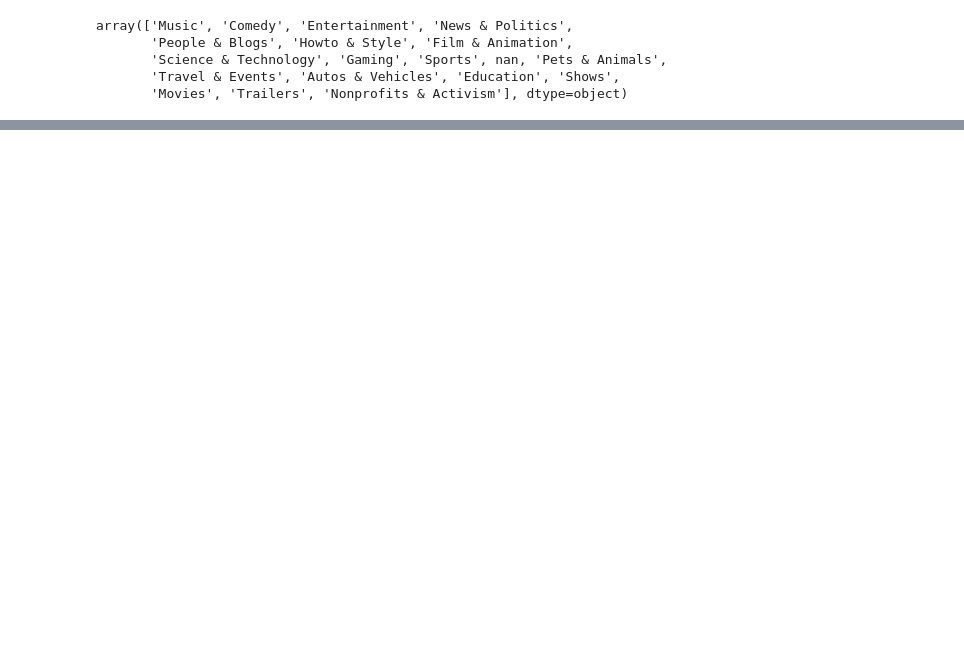
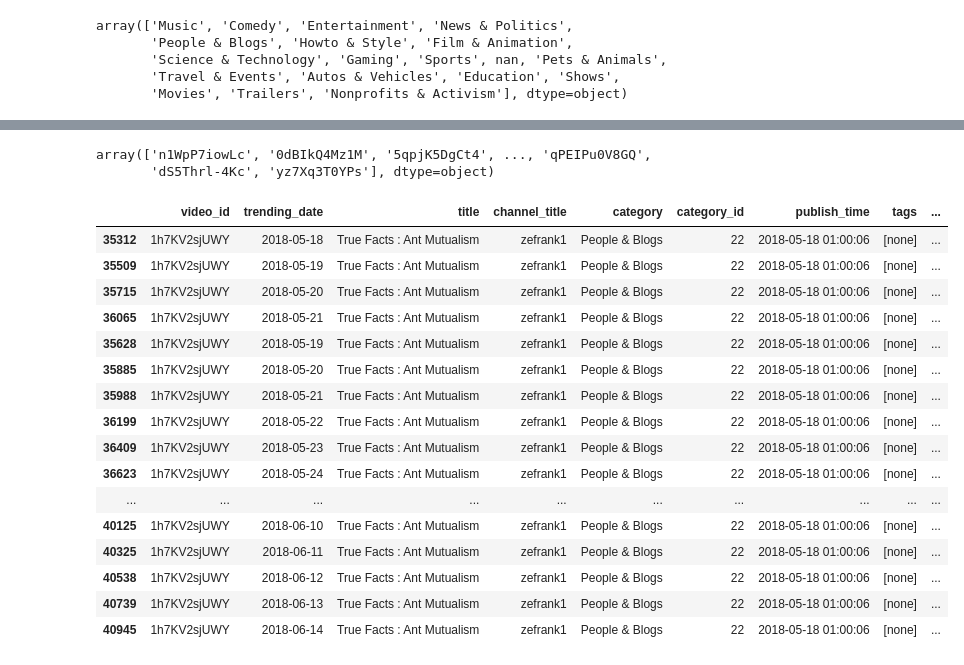
Before and after one commit to emami06/TrendingVideoYouTube, a Jupyter notebook: YouTube.ipynb, the cells around one changed output, grey strips where cells are left out. Drawn from its saved outputs; the diff is of its cells as text; code cells hidden in the pictures; blank space fills up the shorter version.

```diff
--- a/YouTube.ipynb
+++ b/YouTube.ipynb
@@ -173,6 +160,7 @@ in_yet_df.head()
 | 4 | kJzGH0PVQHQ | 17.14.11 | why Samantha became EMOTIONAL @ S... | Filmylooks | Entertainment | 24 | 2017-11-13T01:14:16.000Z | Filmylooks|"latest news"|"telugu ... | ... |
 # %%
 df_videos = pd.concat([ca_yet_df, de_yet_df, fr_yet_df, gb_yet_df, in_yet_df, us_yet_df])
+df_videos_value = df_videos
 # %%
 df_videos['category'].unique()
 # %% [output]
@@ -249 +239,26 @@ UwlWKQJxEmE  CA         1
 Name: title, dtype: int64
+# %%
+df_videos_value['video_id'].unique()
+# %% [output]
+array(['n1WpP7iowLc', '0dBIkQ4Mz1M', '5qpjK5DgCt4', ..., 'qPEIPu0V8GQ',
+       'dS5Thrl-4Kc', 'yz7Xq3T0YPs'], dtype=object)
+# %%
+df_videos_value[df_videos_value['video_id'] =="1h7KV2sjUWY"]
+# %% [output]
+|  | video_id | trending_date | title | channel_title | category | category_id | publish_time | tags | ... |
+| 35312 | 1h7KV2sjUWY | 2018-05-18 | True Facts : Ant Mutualism | zefrank1 | People & Blogs | 22 | 2018-05-18 01:00:06 | [none] | ... |
+| 35509 | 1h7KV2sjUWY | 2018-05-19 | True Facts : Ant Mutualism | zefrank1 | People & Blogs | 22 | 2018-05-18 01:00:06 | [none] | ... |
+| 35715 | 1h7KV2sjUWY | 2018-05-20 | True Facts : Ant Mutualism | zefrank1 | People & Blogs | 22 | 2018-05-18 01:00:06 | [none] | ... |
+| 36065 | 1h7KV2sjUWY | 2018-05-21 | True Facts : Ant Mutualism | zefrank1 | People & Blogs | 22 | 2018-05-18 01:00:06 | [none] | ... |
+| 35628 | 1h7KV2sjUWY | 2018-05-19 | True Facts : Ant Mutualism | zefrank1 | People & Blogs | 22 | 2018-05-18 01:00:06 | [none] | ... |
+| 35885 | 1h7KV2sjUWY | 2018-05-20 | True Facts : Ant Mutualism | zefrank1 | People & Blogs | 22 | 2018-05-18 01:00:06 | [none] | ... |
+| 35988 | 1h7KV2sjUWY | 2018-05-21 | True Facts : Ant Mutualism | zefrank1 | People & Blogs | 22 | 2018-05-18 01:00:06 | [none] | ... |
+| 36199 | 1h7KV2sjUWY | 2018-05-22 | True Facts : Ant Mutualism | zefrank1 | People & Blogs | 22 | 2018-05-18 01:00:06 | [none] | ... |
+| 36409 | 1h7KV2sjUWY | 2018-05-23 | True Facts : Ant Mutualism | zefrank1 | People & Blogs | 22 | 2018-05-18 01:00:06 | [none] | ... |
+| 36623 | 1h7KV2sjUWY | 2018-05-24 | True Facts : Ant Mutualism | zefrank1 | People & Blogs | 22 | 2018-05-18 01:00:06 | [none] | ... |
+| ... | ... | ... | ... | ... | ... | ... | ... | ... | ... |
+| 40125 | 1h7KV2sjUWY | 2018-06-10 | True Facts : Ant Mutualism | zefrank1 | People & Blogs | 22 | 2018-05-18 01:00:06 | [none] | ... |
+| 40325 | 1h7KV2sjUWY | 2018-06-11 | True Facts : Ant Mutualism | zefrank1 | People & Blogs | 22 | 2018-05-18 01:00:06 | [none] | ... |
+| 40538 | 1h7KV2sjUWY | 2018-06-12 | True Facts : Ant Mutualism | zefrank1 | People & Blogs | 22 | 2018-05-18 01:00:06 | [none] | ... |
+| 40739 | 1h7KV2sjUWY | 2018-06-13 | True Facts : Ant Mutualism | zefrank1 | People & Blogs | 22 | 2018-05-18 01:00:06 | [none] | ... |
+| 40945 | 1h7KV2sjUWY | 2018-06-14 | True Facts : Ant Mutualism | zefrank1 | People & Blogs | 22 | 2018-05-18 01:00:06 | [none] | ... |
```
Also changed, not shown: parts of 10 cells of this notebook.
